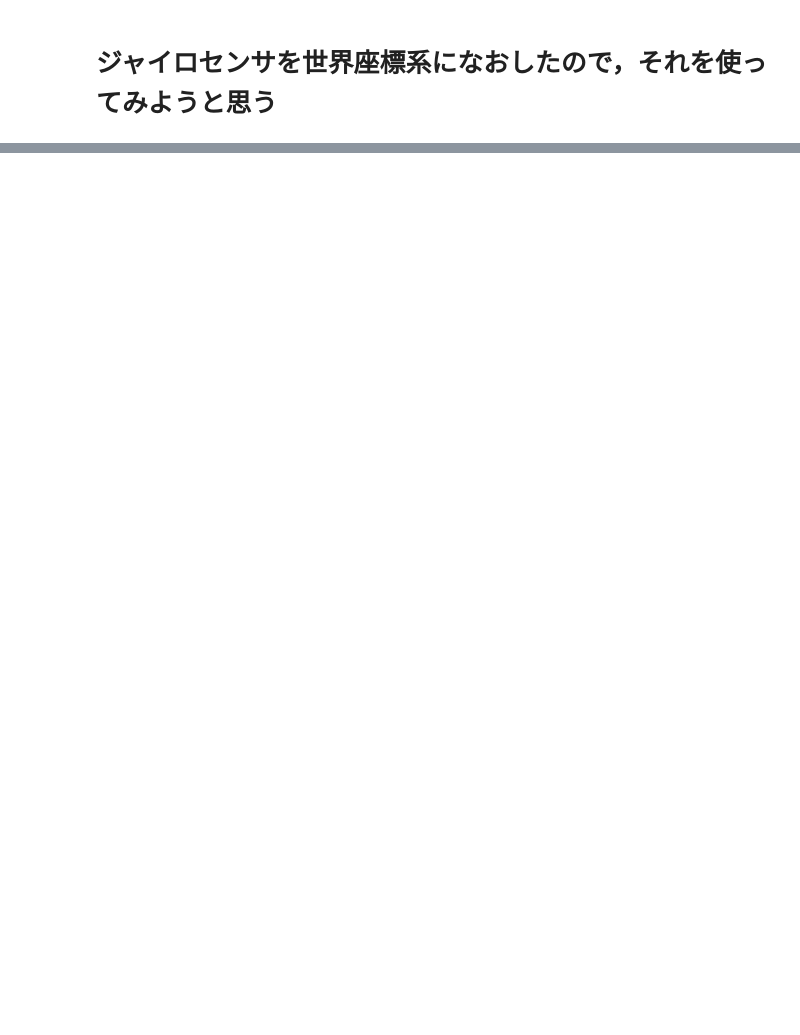
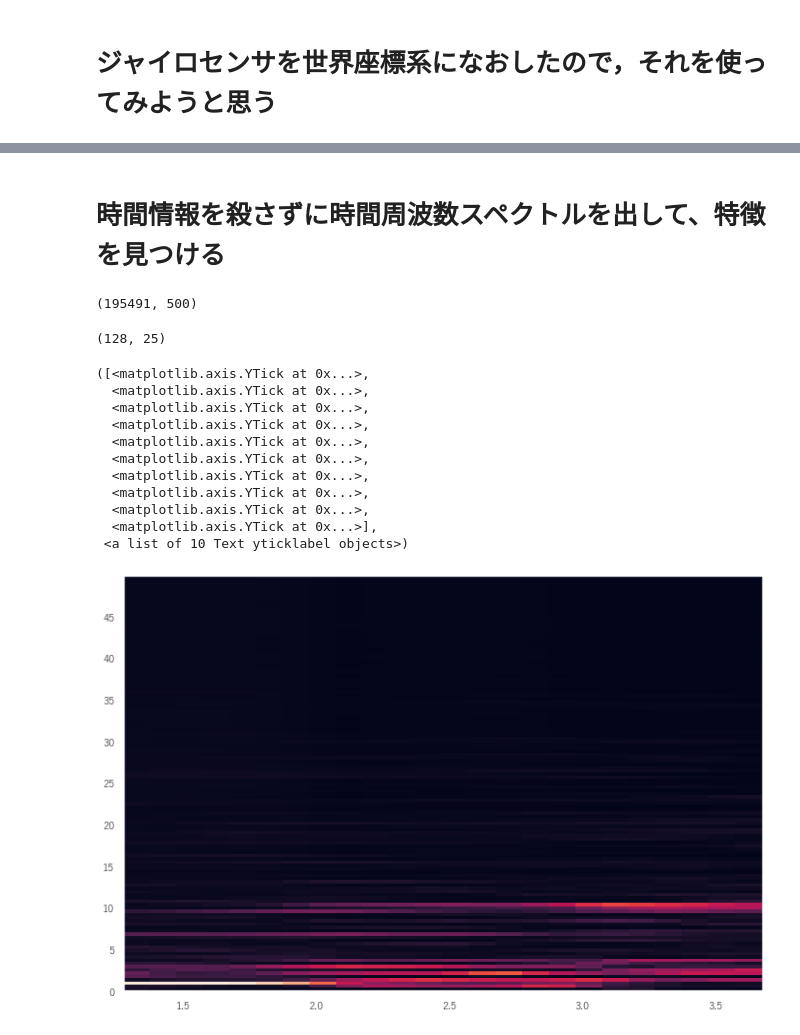
Before and after one commit to nekketsu2010/SHL2020, a Jupyter notebook: Notebook/大山研手法データ前処理.ipynb, the cells around one changed output, grey strips where cells are left out. Saved outputs shown, nothing was run; the diff lists cells and outputs as text; code cells hidden in the pictures; blank space fills up the shorter version.

```diff
--- a/Notebook/大山研手法データ前処理.ipynb
+++ b/Notebook/大山研手法データ前処理.ipynb
@@ -969,0 +990,8 @@ np.save("test_glo_gyro_z_ver2_amplitude_frequency_range5Hz", test_FFT)
+# %%
+def load_numpy(hold_position):
+    file_path = "../Data/センサ別npyファイル/validation/validation_" + hold_position + "/validation_" + hold_position + "_"
+    mag = np.load(file_path + "Glo_Mag_ver2.npy")
+    mag = np.sqrt(np.square(mag[:, :, 0]) + np.square(mag[:, :, 1]) + np.square(mag[:, :, 2])).reshape([-1, 500, 1])
+#     label = np.load(file_path + "Label.npy")
+#     return np.concatenate([label, gyro], axis=2)
+    return mag
@@ -969,0 +1012,54 @@ np.save("test_glo_gyro_z_ver2_amplitude_frequency_range5Hz", test_FFT)
+# %% [markdown]
+# 時間情報を殺さずに時間周波数スペクトルを出して、特徴を見つける
+# %%
+import numpy as np
+from scipy import stats
+import scipy.signal as signal
+
+import seaborn as sns
+sns.set(font='Yu Gothic')
+import matplotlib.pyplot as plt
+%matplotlib inline
+
+import pickle
+
+from IPython.core.display import display, HTML
+display(HTML("<style>.container { width:90% !important; }</style>"))
+# %%
+def load_numpy(hold_position):
+    file_path = "../Data/センサ別npyファイル/train/train_" + hold_position + "/train_" + hold_position + "_"
+    sensor = np.load(file_path + "Glo_Gyr_ver2.npy")
+    sensor = np.sqrt(np.square(sensor[:, :, 0]) + np.square(sensor[:, :, 1]) + np.square(sensor[:, :, 2])).reshape([-1, 500])
+    return sensor
+# %%
+Bag = load_numpy("Bag")
+Hips = load_numpy("Hips")
+Torso = load_numpy("Torso")
+Hand = load_numpy("Hand")
+
+Bag.shape
+# %% [output]
+(195491, 500)
+# %%
+plt.figure(figsize=(12, 8))
+index = 1417
+f, t, Sxx = signal.spectrogram(Bag[index, :] - Bag[index, :].mean(), fs=100, nfft=255, nperseg=255, noverlap=245)
+print(Sxx.shape)
+plt.grid(False)
+Sxx = (Sxx - Sxx.mean(axis=0, keepdims=True)) / Sxx.std(axis=0, keepdims=True)
+plt.pcolormesh(t, f, Sxx)
+plt.yticks(np.arange(0, 50, 5))
+# %% [output]
+(128, 25)
+([<matplotlib.axis.YTick at 0x...>,
+  <matplotlib.axis.YTick at 0x...>,
+  <matplotlib.axis.YTick at 0x...>,
+  <matplotlib.axis.YTick at 0x...>,
+  <matplotlib.axis.YTick at 0x...>,
+  <matplotlib.axis.YTick at 0x...>,
+  <matplotlib.axis.YTick at 0x...>,
+  <matplotlib.axis.YTick at 0x...>,
+  <matplotlib.axis.YTick at 0x...>,
+  <matplotlib.axis.YTick at 0x...>],
+ <a list of 10 Text yticklabel objects>)
+[figure, added]
```
Also changed, not shown: parts of 49 cells of this notebook, 4 other files.
